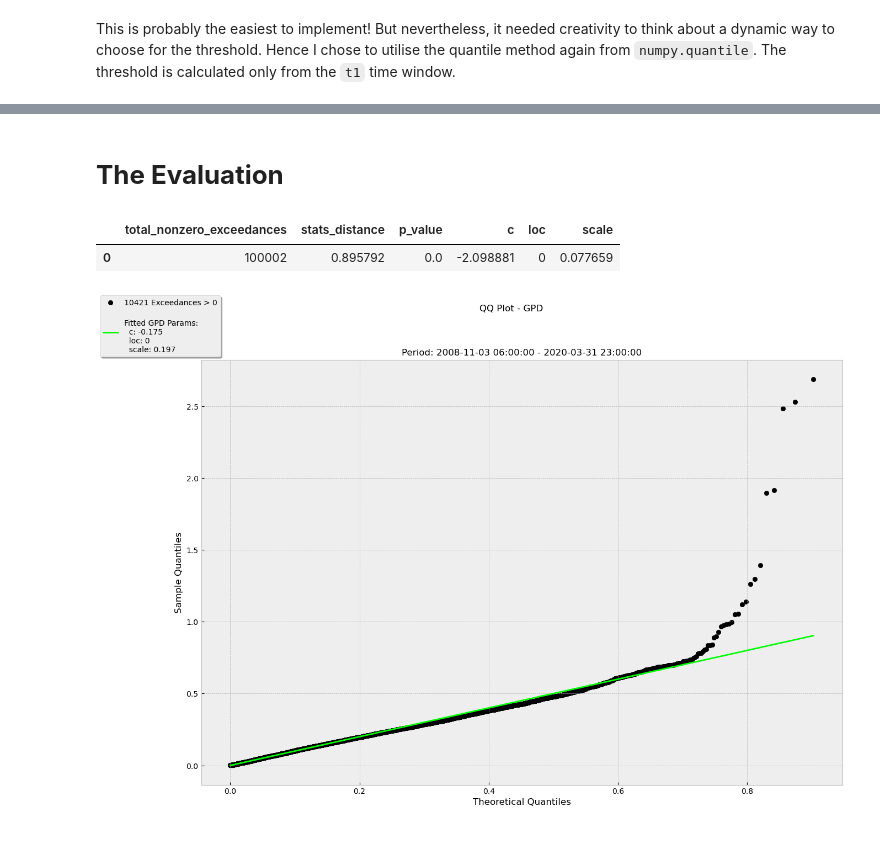
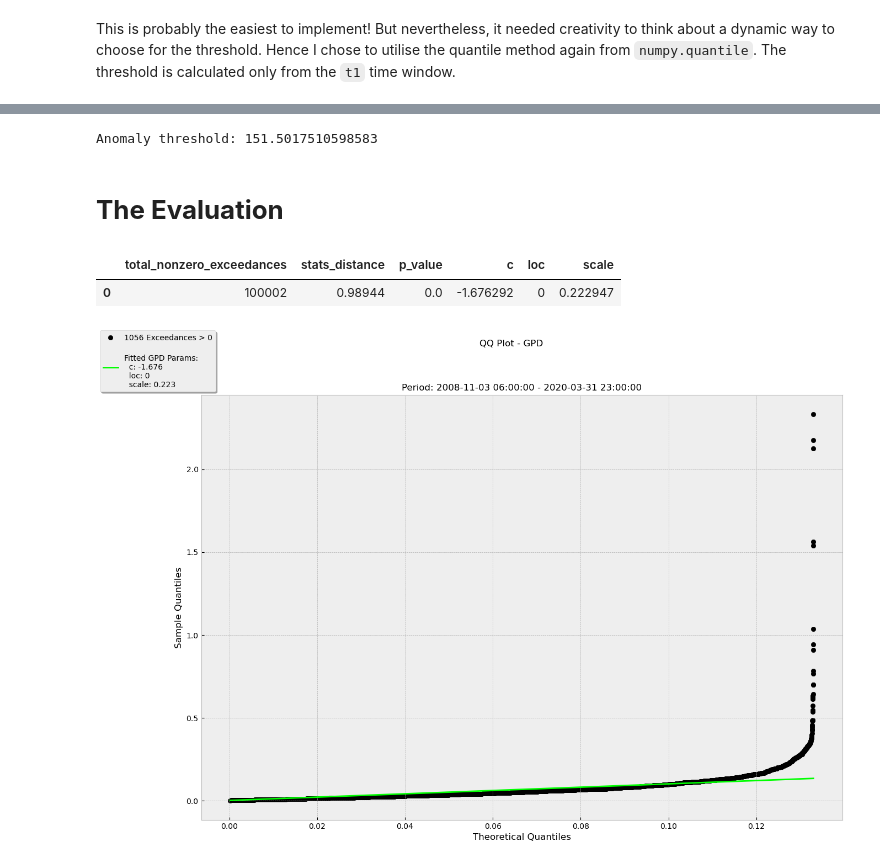
Before and after one commit to Aeternalis-Ingenium/anomalytics, a Jupyter notebook: docs/example.ipynb, the cells around one changed output, grey strips where cells are left out. Saved outputs shown, nothing was run; the diff lists cells and outputs as text; code cells hidden in the pictures.

```diff
--- a/docs/example.ipynb
+++ b/docs/example.ipynb
@@ -214,0 +233,4 @@ Total Anomalies: 120
+# %%
+print("Anomaly threshold:", pot_detector.anomaly_threshold)
+# %% [output]
+Anomaly threshold: 151.5017510598583
@@ -216,12 +242,11 @@ Total Anomalies: 120
 # **The Evaluation**
 # %%
 pot_detector.evaluate(method="ks")
-kst_result = pot_detector.return_dataset(set_type="eval")
-kst_result
+pot_detector.evaluation_result
 # %% [output]
 |  | total_nonzero_exceedances | stats_distance | p_value | c | loc | scale |
-| 0 | 100002 | 0.895792 | 0.0 | -2.098881 | 0 | 0.077659 |
+| 0 | 100002 | 0.98944 | 0.0 | -1.676292 | 0 | 0.222947 |
 # %%
-pot_detector.evaluate(method="qq", is_random_param=True)
+pot_detector.evaluate(method="qq")
 # %% [output]
-[figure, old version]
+[figure, new version]
```
Also changed, not shown: parts of 17 cells of this notebook.
